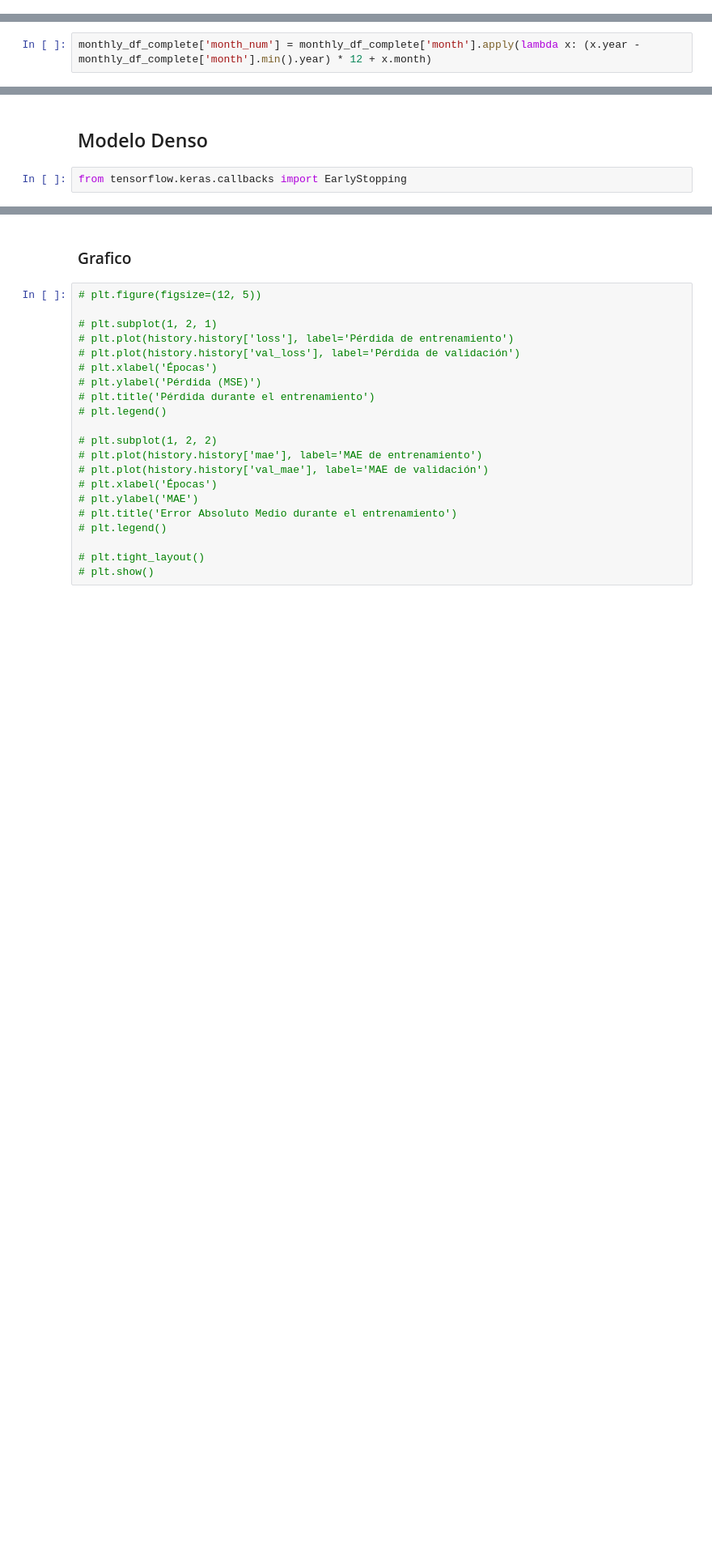
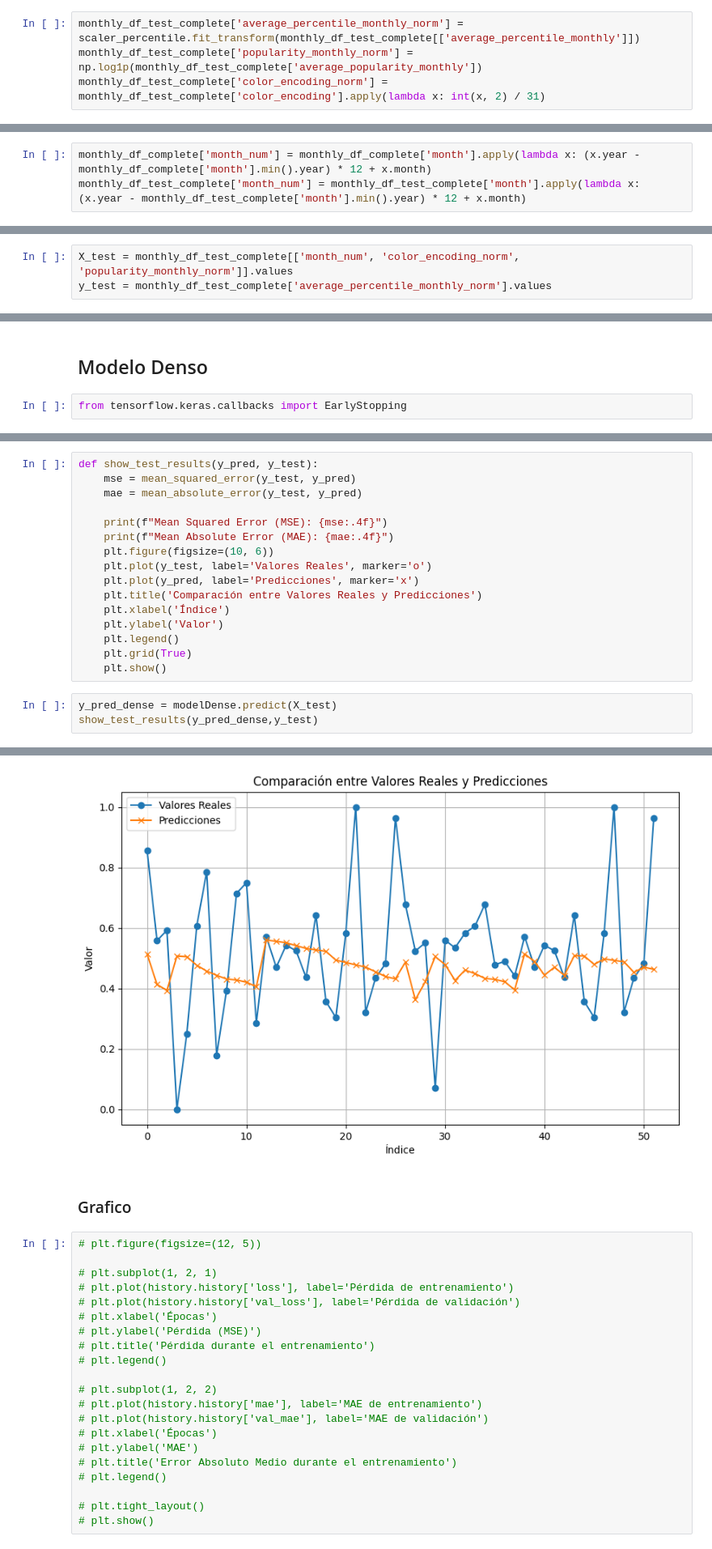
Before and after one commit to adrianfulla/MTG-Pioneer_LSTM, a Jupyter notebook: mtg-pioneer-lstm copy.ipynb, the cells around one changed output, grey strips where cells are left out. Shown at 81% size. Saved outputs shown, nothing was run; the diff lists cells and outputs as text; blank space fills up the shorter version.

Commit message:
Fixed GlobalLSTM with Test set

```diff
--- a/mtg-pioneer-lstm copy.ipynb
+++ b/mtg-pioneer-lstm copy.ipynb
@@ -281,3 +347,7 @@ monthly_df_complete.head()
 | 2 | 2021-01 | 00011 | 43.750000 | 1.5 | 0.419355 | ... |
 | 3 | 2021-01 | 00100 | 40.487939 | 3.8 | 0.385682 | ... |
 | 4 | 2021-01 | 00110 | 59.375000 | 1.0 | 0.580645 | ... |
+# %%
+monthly_df_test_complete['average_percentile_monthly_norm'] = scaler_percentile.fit_transform(monthly_df_test_complete[['average_percentile_monthly']])
+monthly_df_test_complete['popularity_monthly_norm'] = np.log1p(monthly_df_test_complete['average_popularity_monthly'])
+monthly_df_test_complete['color_encoding_norm'] = monthly_df_test_complete['color_encoding'].apply(lambda x: int(x, 2) / 31)
@@ -287,6 +366,7 @@ monthly_df_complete.head()
 from tensorflow.keras.preprocessing.sequence import TimeseriesGenerator
 # %%
 monthly_df_complete['month_num'] = monthly_df_complete['month'].apply(lambda x: (x.year - monthly_df_complete['month'].min().year) * 12 + x.month)
+monthly_df_test_complete['month_num'] = monthly_df_test_complete['month'].apply(lambda x: (x.year - monthly_df_test_complete['month'].min().year) * 12 + x.month)
 # %%
 cutoff_date = pd.Timestamp(year=pd.Timestamp.today().year, month=3, day=1)
 train_data = monthly_df_complete[monthly_df_complete['month'].dt.to_timestamp() < cutoff_date]
@@ -345,6 +482,9 @@ y_train = train_data['average_percentile_monthly_norm'].values
 # %%
 X_val = val_data[['month_num', 'color_encoding_norm', 'popularity_monthly_norm']].values
 y_val = val_data['average_percentile_monthly_norm'].values
+# %%
+X_test = monthly_df_test_complete[['month_num', 'color_encoding_norm', 'popularity_monthly_norm']].values
+y_test = monthly_df_test_complete['average_percentile_monthly_norm'].values
 # %% [markdown]
 # Modelos
 # %%
@@ -423,0 +568,20 @@ Epoch 50/50
+# %%
+def show_test_results(y_pred, y_test):
+    mse = mean_squared_error(y_test, y_pred)
+    mae = mean_absolute_error(y_test, y_pred)
+
+    print(f"Mean Squared Error (MSE): {mse:.4f}")
+    print(f"Mean Absolute Error (MAE): {mae:.4f}")
+    plt.figure(figsize=(10, 6))
+    plt.plot(y_test, label='Valores Reales', marker='o')
+    plt.plot(y_pred, label='Predicciones', marker='x')
+    plt.title('Comparación entre Valores Reales y Predicciones')
+    plt.xlabel('Índice')
+    plt.ylabel('Valor')
+    plt.legend()
+    plt.grid(True)
+    plt.show()
+# %%
+y_pred_dense = modelDense.predict(X_test)
+show_test_results(y_pred_dense,y_test)
+# %% [output]
@@ -424,3 +591,4 @@ Epoch 50/50
+[figure, added]
 # %% [markdown]
 ### Grafico
 # %%
```
Also changed, not shown: parts of 55 cells of this notebook, 2 other files.
